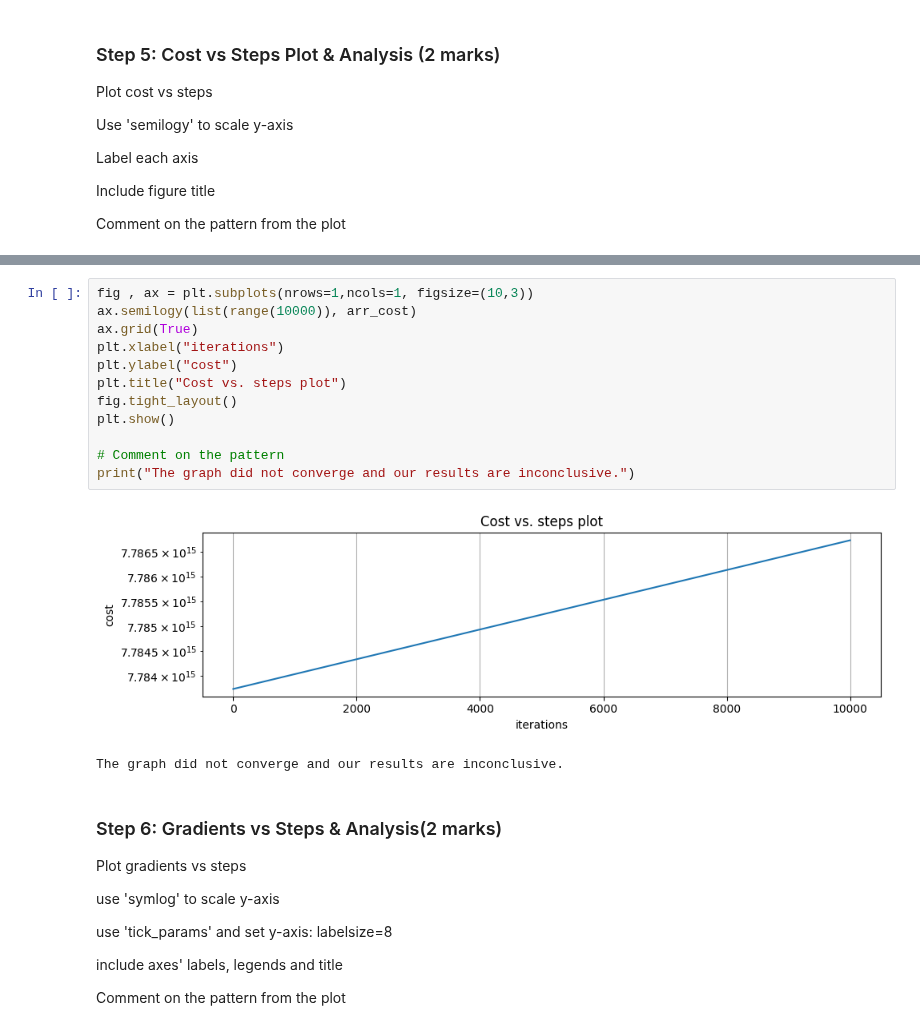
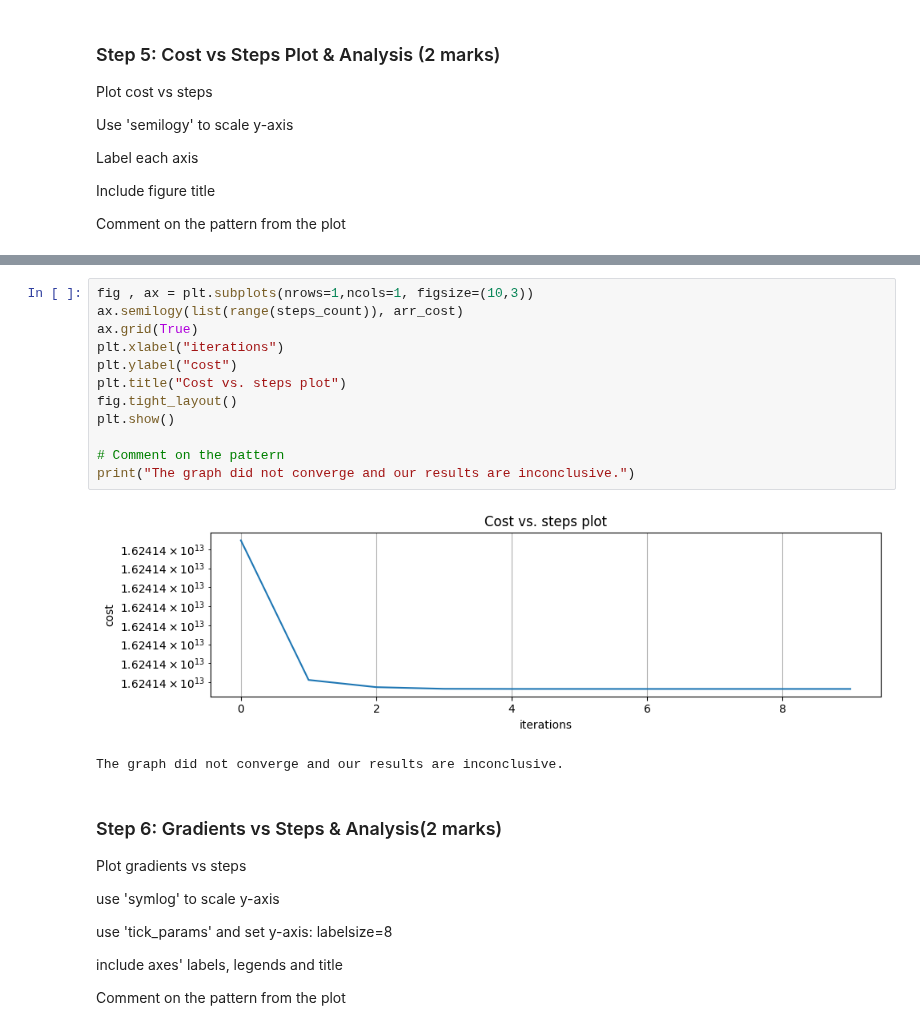
Before and after one commit to eunice-nwaobi/ENGG680_LAB_ASSIGNMENTS, a Jupyter notebook: Lab_Assignment3/Assignment3.ipynb, the cells around one changed output, grey strips where cells are left out. Saved outputs shown, nothing was run; the diff lists cells and outputs as text.

```diff
--- a/Lab_Assignment3/Assignment3.ipynb
+++ b/Lab_Assignment3/Assignment3.ipynb
@@ -262,17 +270,17 @@ steps_count, len(arr_cost)
 # %%
 fig , ax = plt.subplots(nrows=1,ncols=1, figsize=(10,3))
-ax.semilogy(list(range(10000)), arr_cost)
+ax.semilogy(list(range(steps_count)), arr_cost)
 ax.grid(True)
 plt.xlabel("iterations")
 plt.ylabel("cost")
 plt.title("Cost vs. steps plot")
 fig.tight_layout()
 plt.show()
 
 # Comment on the pattern
 print("The graph did not converge and our results are inconclusive.")
 # %% [output]
-[figure, old version]
+[figure, new version]
 The graph did not converge and our results are inconclusive.
 # %% [markdown]
 ### Step 6: Gradients vs Steps & Analysis(2 marks)
```
Also changed, not shown: parts of 11 cells of this notebook.
